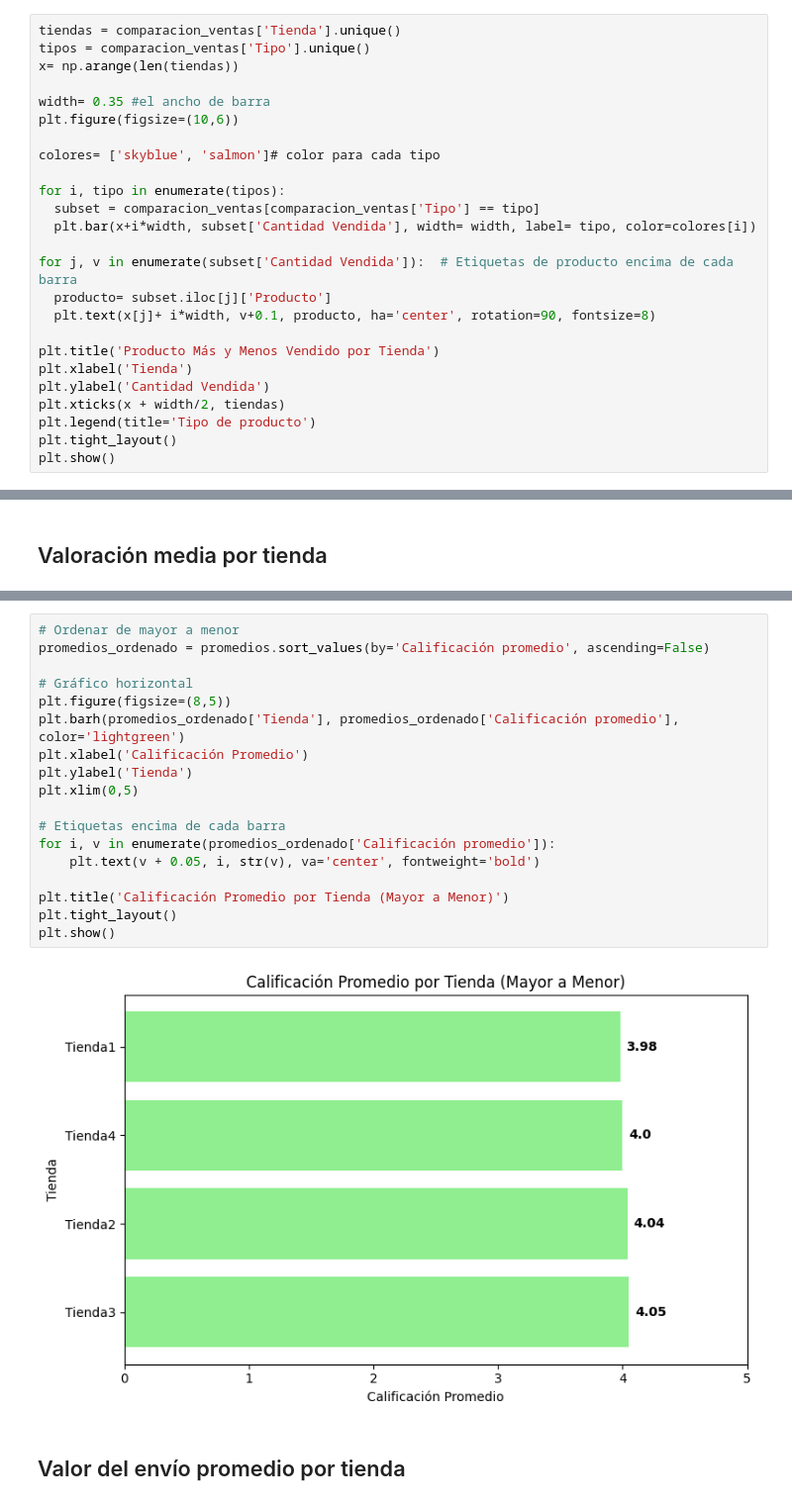
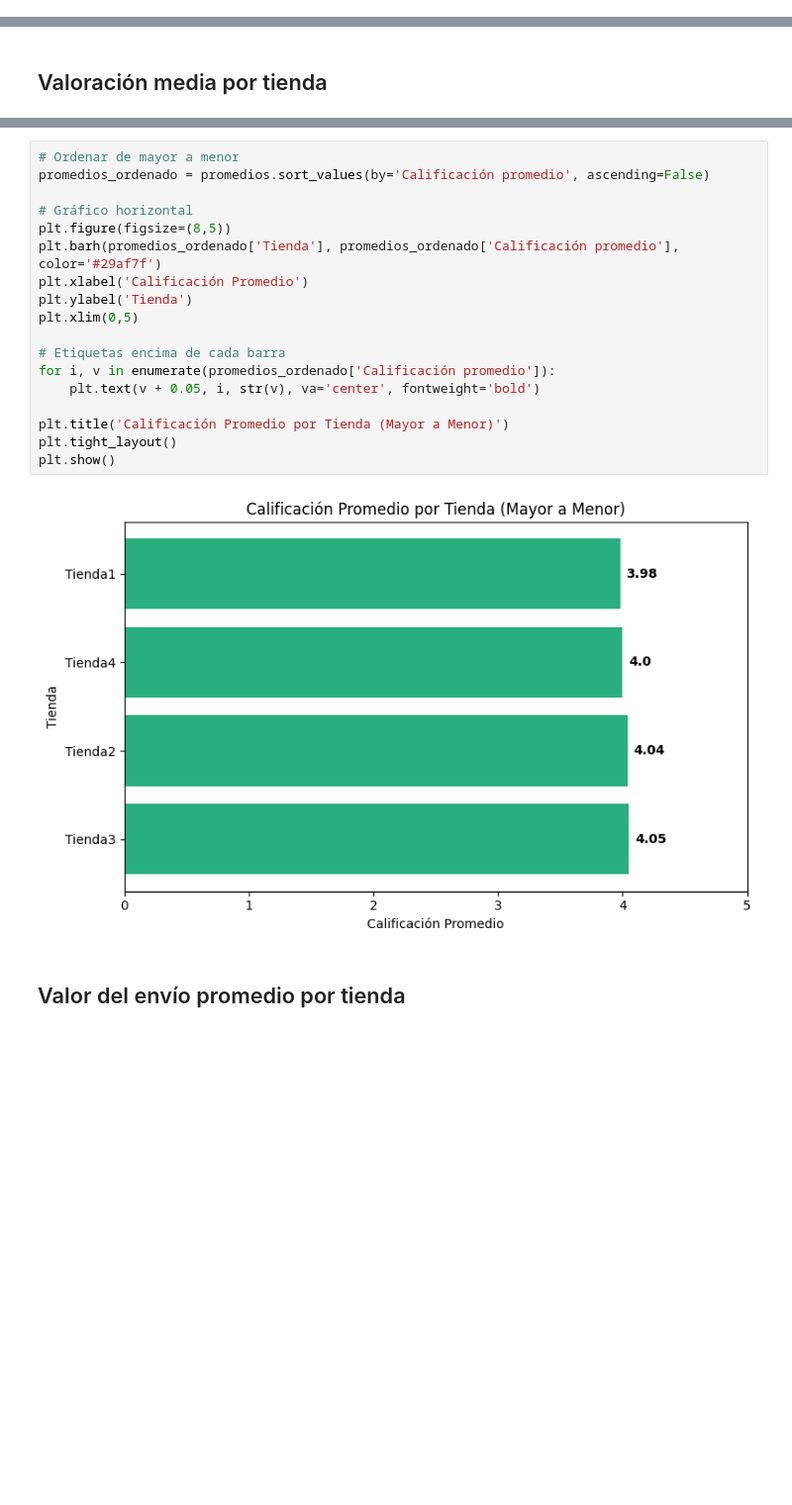
Before and after one commit to yaramirezte/Python-para-Data-Science-Challenge-AluraStore, a Jupyter notebook: AluraStoreLatam.ipynb, the cells around one changed output, grey strips where cells are left out. Shown at 99% size. Saved outputs shown, nothing was run; the diff lists cells and outputs as text; blank space fills up the shorter version.

```diff
--- a/AluraStoreLatam.ipynb
+++ b/AluraStoreLatam.ipynb
@@ -646,25 +598,0 @@ Esto sugiere que algunas tiendas dependen fuertemente de solo dos tipos de produ
-# %%
-tiendas = comparacion_ventas['Tienda'].unique()
-tipos = comparacion_ventas['Tipo'].unique()
-x= np.arange(len(tiendas))
-
-width= 0.35 #el ancho de barra
-plt.figure(figsize=(10,6))
-
-colores= ['skyblue', 'salmon']# color para cada tipo
-
-for i, tipo in enumerate(tipos):
-  subset = comparacion_ventas[comparacion_ventas['Tipo'] == tipo]
-  plt.bar(x+i*width, subset['Cantidad Vendida'], width= width, label= tipo, color=colores[i])
-
-for j, v in enumerate(subset['Cantidad Vendida']):  # Etiquetas de producto encima de cada barra
-  producto= subset.iloc[j]['Producto']
-  plt.text(x[j]+ i*width, v+0.1, producto, ha='center', rotation=90, fontsize=8)
-
-plt.title('Producto Más y Menos Vendido por Tienda')
-plt.xlabel('Tienda')
-plt.ylabel('Cantidad Vendida')
-plt.xticks(x + width/2, tiendas)
-plt.legend(title='Tipo de producto')
-plt.tight_layout()
-plt.show()
@@ -675,22 +603,22 @@ plt.show()
 # %%
 # Ordenar de mayor a menor
 promedios_ordenado = promedios.sort_values(by='Calificación promedio', ascending=False)
 
 # Gráfico horizontal
 plt.figure(figsize=(8,5))
-plt.barh(promedios_ordenado['Tienda'], promedios_ordenado['Calificación promedio'], color='lightgreen')
+plt.barh(promedios_ordenado['Tienda'], promedios_ordenado['Calificación promedio'], color='#29af7f')
 plt.xlabel('Calificación Promedio')
 plt.ylabel('Tienda')
 plt.xlim(0,5)
 
 # Etiquetas encima de cada barra
 for i, v in enumerate(promedios_ordenado['Calificación promedio']):
     plt.text(v + 0.05, i, str(v), va='center', fontweight='bold')
 
 plt.title('Calificación Promedio por Tienda (Mayor a Menor)')
 plt.tight_layout()
 plt.show()
 # %% [output]
-[figure, old version]
+[figure, new version]
 # %% [markdown]
 ## Valor del envío promedio por tienda
```
Also changed, not shown: parts of 20 cells of this notebook.
